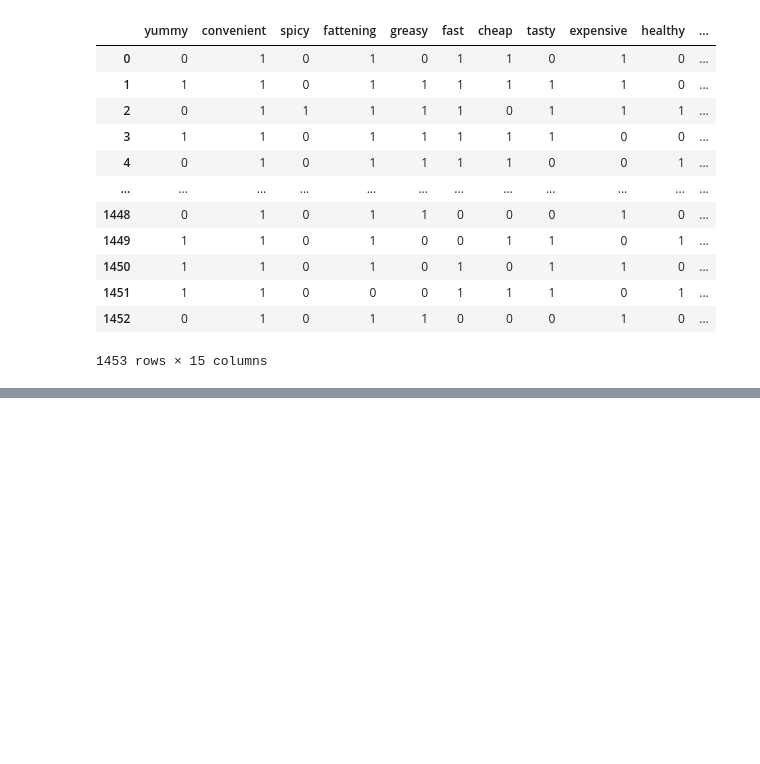
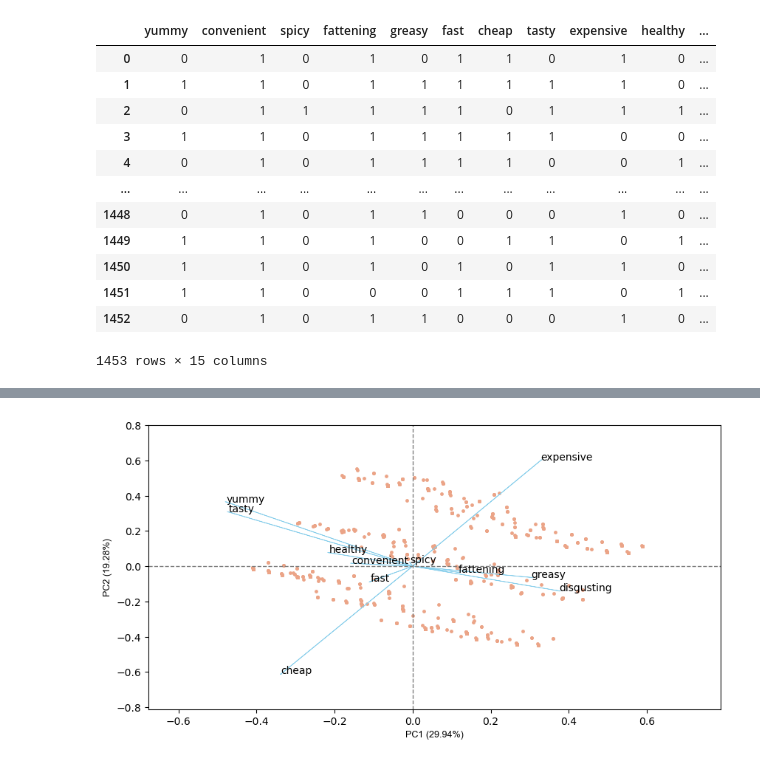
Before and after one commit to rohith4088/EV_SEGMENTATION, a Jupyter notebook: mcdolnads.ipynb, the cells around one changed output, grey strips where cells are left out. Saved outputs shown, nothing was run; the diff lists cells and outputs as text; code cells hidden in the pictures; blank space fills up the shorter version.

```diff
--- a/mcdolnads.ipynb
+++ b/mcdolnads.ipynb
@@ -108,0 +228,9 @@ df
+# %%
+# get PC scores
+pca_scores = PCA().fit_transform(x)
+
+# get 2D biplot
+cluster.biplot(cscore=pca_scores, loadings=loadings, labels=df.columns.values, var1=round(pca.explained_variance_ratio_[0]*100, 2),
+    var2=round(pca.explained_variance_ratio_[1]*100, 2),show=True,dim=(10,5))
+# %% [output]
+[figure, added]
```
Also changed, not shown: parts of 13 cells of this notebook, 1 other file.
